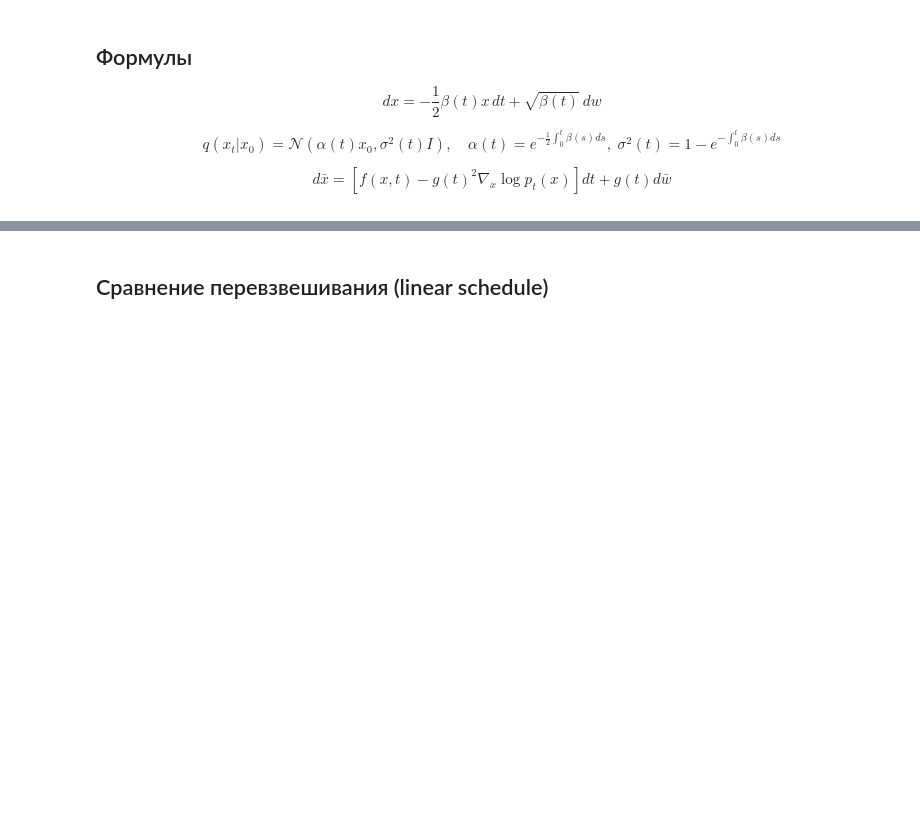
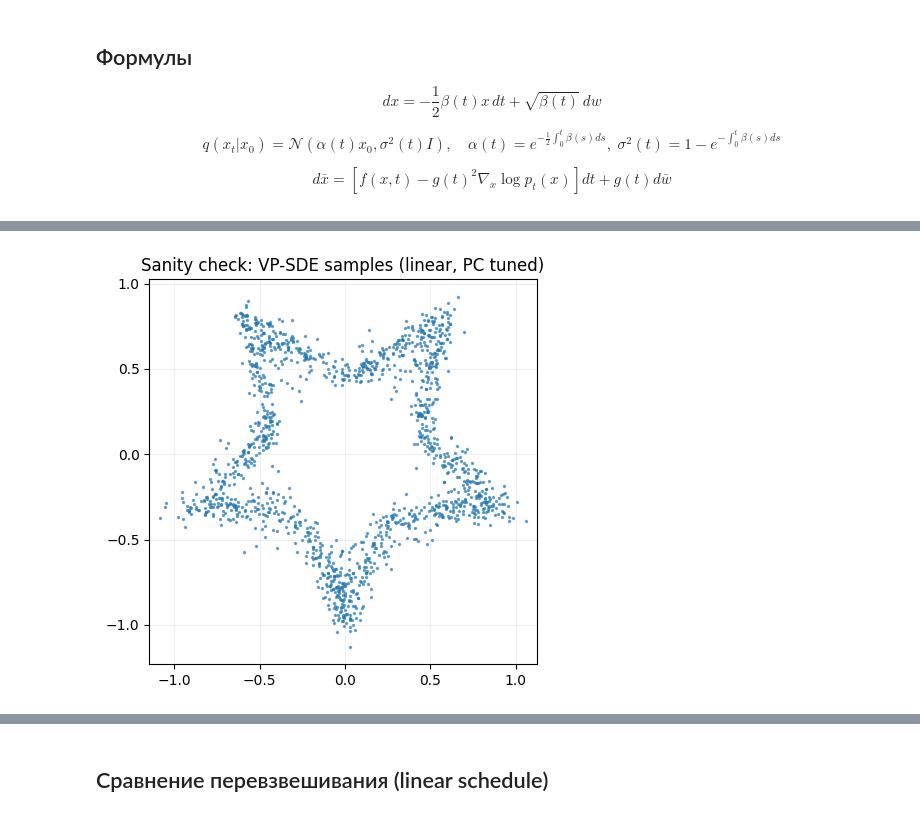
Before and after one commit to ilya2309548/bayesian-methods, a Jupyter notebook: cv/HW3.ipynb, the cells around one changed output, grey strips where cells are left out. Drawn from its saved outputs; the diff is of its cells as text; code cells hidden in the pictures; blank space fills up the shorter version.

```diff
--- a/cv/HW3.ipynb
+++ b/cv/HW3.ipynb
@@ -390,0 +341,19 @@ plt.show()
+# %%
+# быстрый sanity-check (без переобучения, если модель уже есть)
+if 'base_model' in globals():
+    quick_samples = sample_reverse_sde(
+        base_model,
+        n_samples=1500,
+        n_steps=1200,
+        schedule='linear',
+        sampler='pc',
+        corrector_steps=5,
+        snr=0.10,
+        noise_scale=0.5,
+        cfg=cfg if 'cfg' in globals() else VPSDEConfig(),
+    )
+    plot_samples(quick_samples, title='Sanity check: VP-SDE samples (linear, PC tuned)')
+else:
+    print('base_model not found: сначала выполните ячейку с базовым обучением.')
+# %% [output]
+[figure, added]
```
Also changed, not shown: parts of 13 cells of this notebook, 1 other file.
